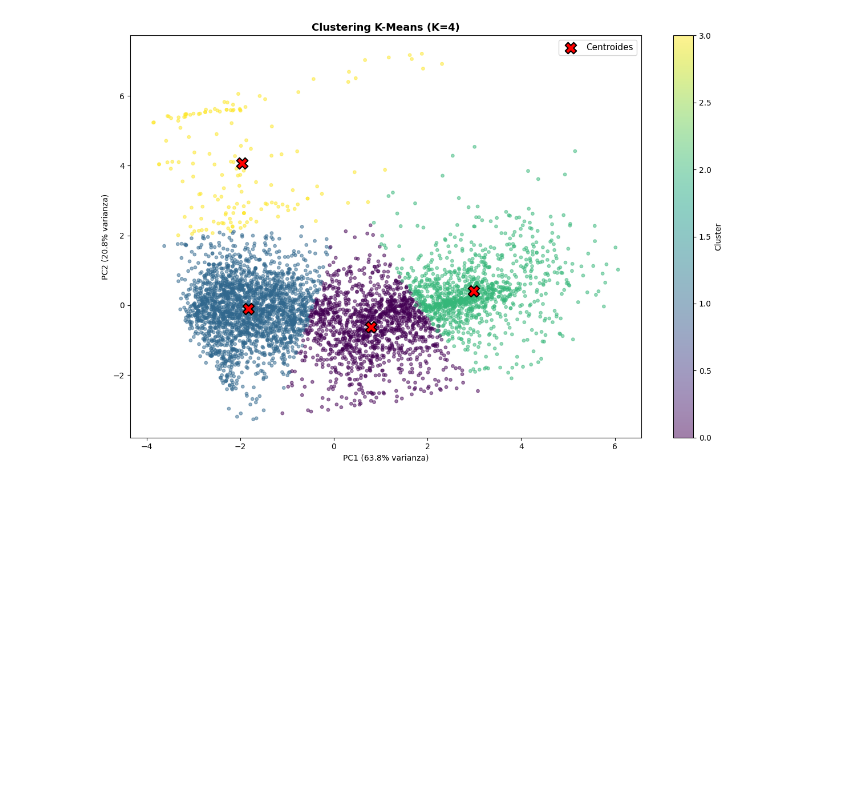
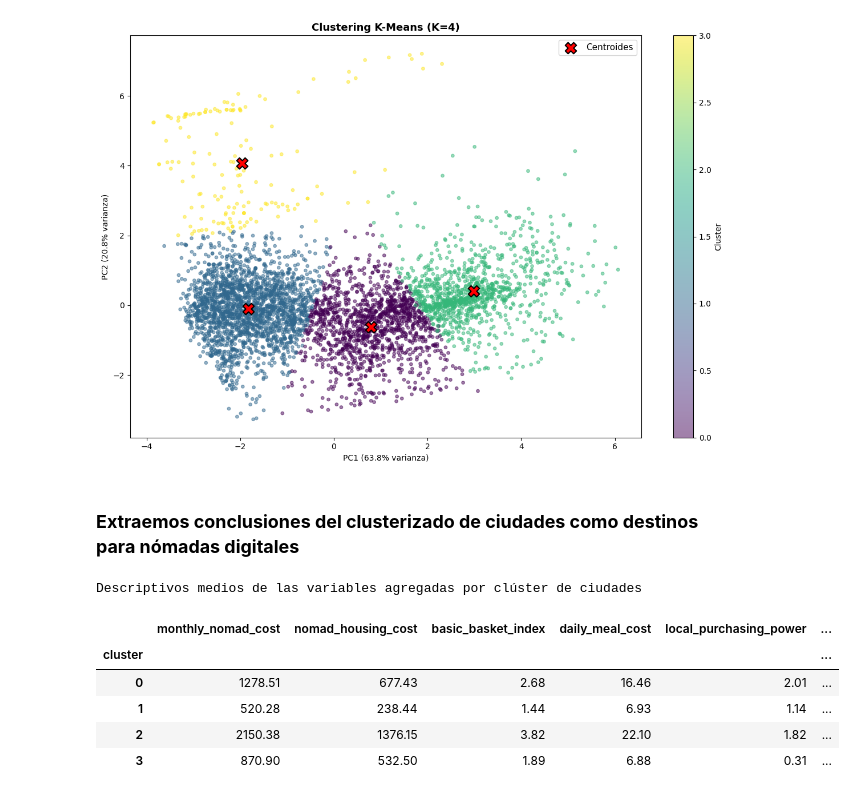
Before and after one commit to danielaaguirrej55-source/Proyecto-ML---Machine-Learning, a Jupyter notebook: src/notebooks/main_juanfcia_models.ipynb, the cells around one changed output. Cells and saved outputs as stored; diff of their text form; code cells hidden in the pictures; blank space fills up the shorter version.

```diff
--- a/src/notebooks/main_juanfcia_models.ipynb
+++ b/src/notebooks/main_juanfcia_models.ipynb
@@ -699,3 +699,20 @@ plt.tight_layout()
 plt.show()
 # %% [output]
 [figure]
+# %% [markdown]
+### **Extraemos conclusiones del clusterizado de ciudades como destinos para nómadas digitales**
+# %%
+# Perfilado de clusters de ciudades: estadísticos descriptivos por cluster
+
+cluster_cities = df_clustering.groupby('cluster')[nom_features].mean().round(2)
+
+print('Descriptivos medios de las variables agregadas por clúster de ciudades')
+display(cluster_cities)
+# %% [output]
+Descriptivos medios de las variables agregadas por clúster de ciudades
+|  | monthly_nomad_cost | nomad_housing_cost | basic_basket_index | daily_meal_cost | local_purchasing_power | ... |
+| cluster |  |  |  |  |  | ... |
+| 0 | 1278.51 | 677.43 | 2.68 | 16.46 | 2.01 | ... |
+| 1 | 520.28 | 238.44 | 1.44 | 6.93 | 1.14 | ... |
+| 2 | 2150.38 | 1376.15 | 3.82 | 22.10 | 1.82 | ... |
+| 3 | 870.90 | 532.50 | 1.89 | 6.88 | 0.31 | ... |
```
Also changed, not shown: parts of 4 cells of this notebook, 1 other file.
